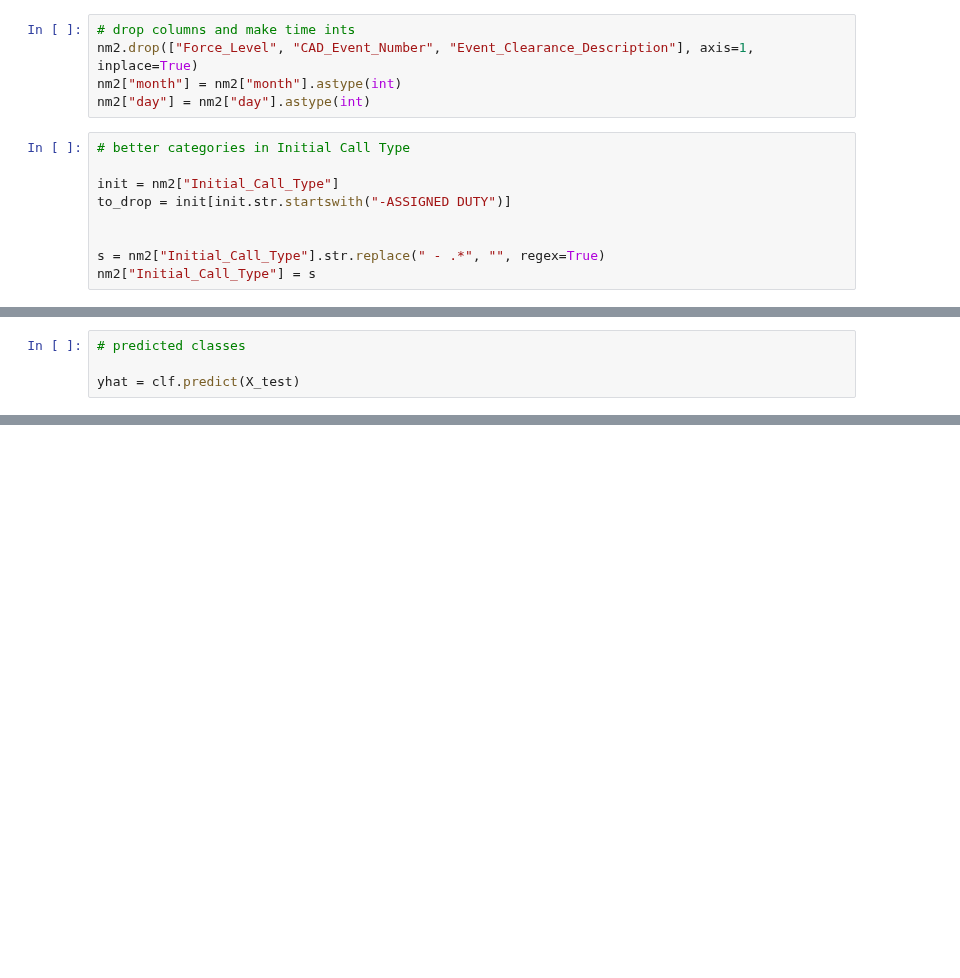
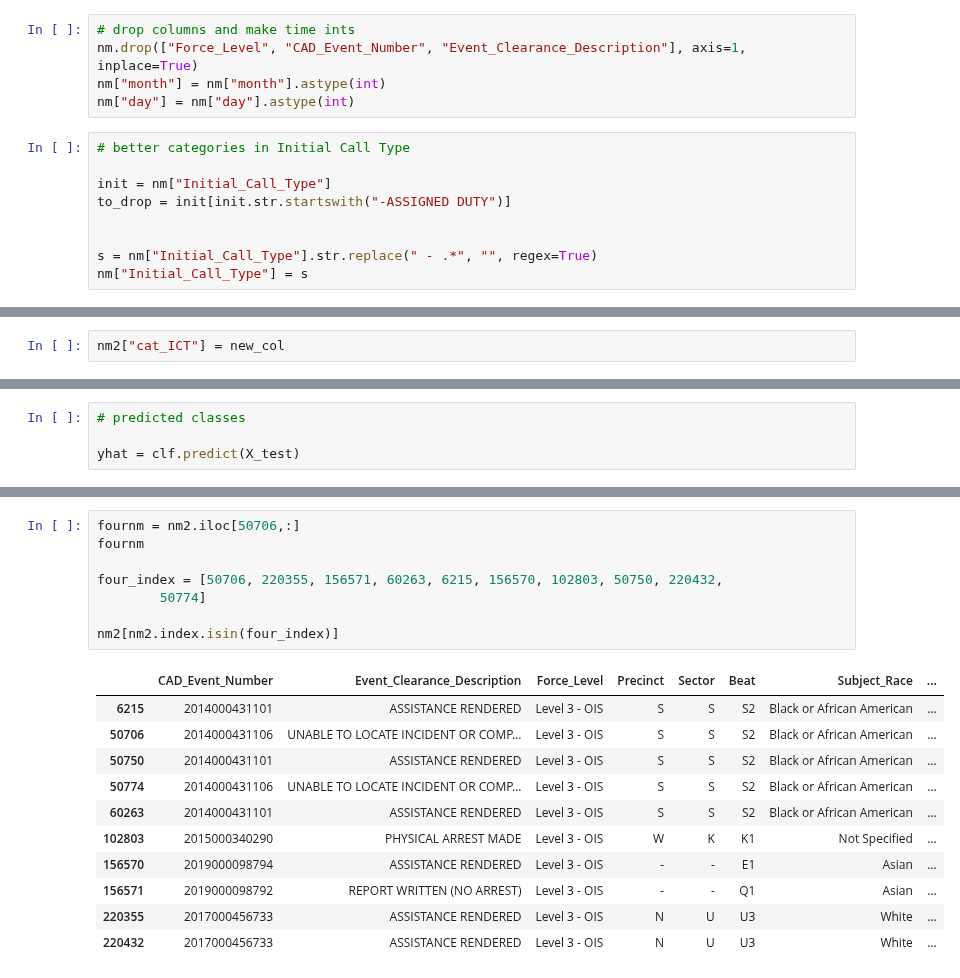
Before and after one commit to SarahMBurgart/use-of-force, a Jupyter notebook: Modeling.ipynb, the cells around one changed output, grey strips where cells are left out. Cells and saved outputs as stored; diff of their text form; blank space fills up the shorter version.

```diff
--- a/Modeling.ipynb
+++ b/Modeling.ipynb
@@ -56,14 +59,14 @@ y.replace({"Level 1 - Use of Force":1,"Level 2 - Use of Force":2,"Level 3 - OIS"
 # %%
 # drop columns and make time ints
-nm2.drop(["Force_Level", "CAD_Event_Number", "Event_Clearance_Description"], axis=1, inplace=True)
-nm2["month"] = nm2["month"].astype(int)
-nm2["day"] = nm2["day"].astype(int)
+nm.drop(["Force_Level", "CAD_Event_Number", "Event_Clearance_Description"], axis=1, inplace=True)
+nm["month"] = nm["month"].astype(int)
+nm["day"] = nm["day"].astype(int)
 # %%
 # better categories in Initial Call Type
 
-init = nm2["Initial_Call_Type"]
+init = nm["Initial_Call_Type"]
 to_drop = init[init.str.startswith("-ASSIGNED DUTY")]
 
 
-s = nm2["Initial_Call_Type"].str.replace(" - .*", "", regex=True)
-nm2["Initial_Call_Type"] = s
+s = nm["Initial_Call_Type"].str.replace(" - .*", "", regex=True)
+nm["Initial_Call_Type"] = s
@@ -70,2 +315,4 @@ nm2["Initial_Call_Type"] = s
+# %%
+nm2["cat_ICT"] = new_col
 # %%
 # get dummies for string valued columns
@@ -167,0 +508,20 @@ for p in pp[:10]:
+# %%
+fournm = nm2.iloc[50706,:]
+fournm
+
+four_index = [50706, 220355, 156571, 60263, 6215, 156570, 102803, 50750, 220432,
+        50774]
+
+nm2[nm2.index.isin(four_index)]
+# %% [output]
+|  | CAD_Event_Number | Event_Clearance_Description | Force_Level | Precinct | Sector | Beat | Subject_Race | ... |
+| 6215 | 2014000431101 | ASSISTANCE RENDERED | Level 3 - OIS | S | S | S2 | Black or African American | ... |
+| 50706 | 2014000431106 | UNABLE TO LOCATE INCIDENT OR COMP... | Level 3 - OIS | S | S | S2 | Black or African American | ... |
+| 50750 | 2014000431101 | ASSISTANCE RENDERED | Level 3 - OIS | S | S | S2 | Black or African American | ... |
+| 50774 | 2014000431106 | UNABLE TO LOCATE INCIDENT OR COMP... | Level 3 - OIS | S | S | S2 | Black or African American | ... |
+| 60263 | 2014000431101 | ASSISTANCE RENDERED | Level 3 - OIS | S | S | S2 | Black or African American | ... |
+| 102803 | 2015000340290 | PHYSICAL ARREST MADE | Level 3 - OIS | W | K | K1 | Not Specified | ... |
+| 156570 | 2019000098794 | ASSISTANCE RENDERED | Level 3 - OIS | - | - | E1 | Asian | ... |
+| 156571 | 2019000098792 | REPORT WRITTEN (NO ARREST) | Level 3 - OIS | - | - | Q1 | Asian | ... |
+| 220355 | 2017000456733 | ASSISTANCE RENDERED | Level 3 - OIS | N | U | U3 | White | ... |
+| 220432 | 2017000456733 | ASSISTANCE RENDERED | Level 3 - OIS | N | U | U3 | White | ... |
```
Also changed, not shown: parts of 36 cells of this notebook.
